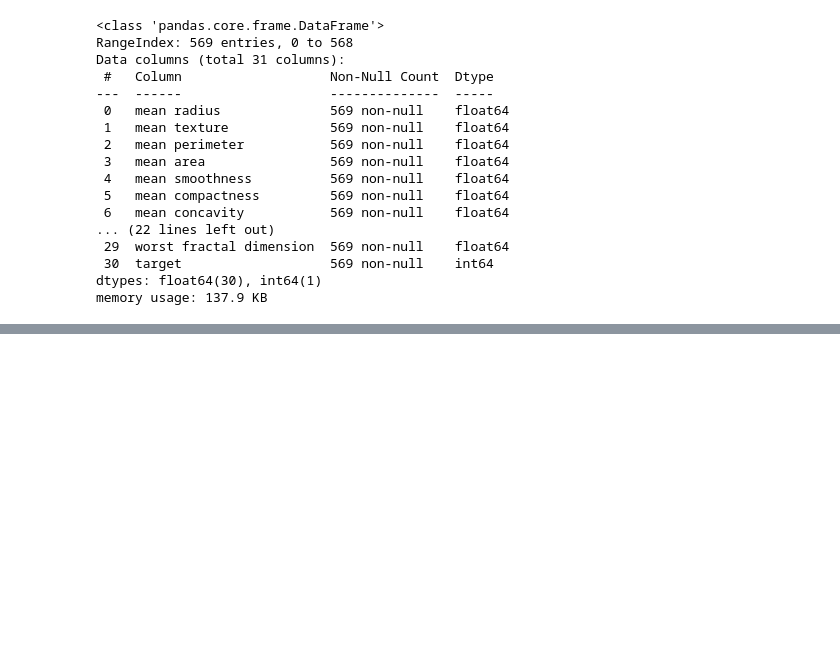
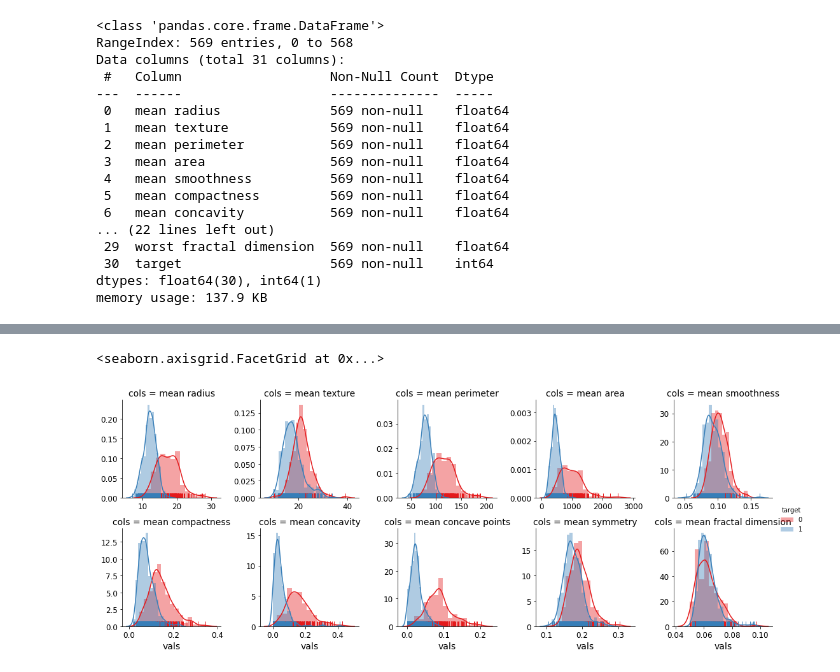
Before and after one commit to RoastedKernel/uni_Machine_Learning, a Jupyter notebook: Uni_Sub/ML_Tools/assign2/assign_2.ipynb, the cells around one changed output, grey strips where cells are left out. Drawn from its saved outputs; the diff is of its cells as text; code cells hidden in the pictures; blank space fills up the shorter version.

```diff
--- a/Uni_Sub/ML_Tools/assign2/assign_2.ipynb
+++ b/Uni_Sub/ML_Tools/assign2/assign_2.ipynb
@@ -58,0 +136,13 @@ memory usage: 137.9 KB
+# %%
+df_mean = data[['mean radius', 'mean texture', 'mean perimeter', 'mean area',
+       'mean smoothness', 'mean compactness', 'mean concavity',
+       'mean concave points', 'mean symmetry', 'mean fractal dimension','target']]
+
+df_error = data[['radius error', 'texture error', 'perimeter error', 'area error',
+       'smoothness error', 'compactness error', 'concavity error',
+       'concave points error', 'symmetry error', 'fractal dimension error','target']]
+
+df_worst = data [['worst radius', 'worst texture', 'worst perimeter', 'worst area',
+       'worst smoothness', 'worst compactness', 'worst concavity',
+       'worst concave points', 'worst symmetry', 'worst fractal dimension',
+       'target']]
@@ -58,0 +170,15 @@ memory usage: 137.9 KB
+# %%
+# recast into long format
+df_mean_plot = df_mean.melt(['target'], var_name='cols',  value_name='vals')
+df_error_plot = df_error.melt(['target'], var_name='cols',  value_name='vals')
+df_worst_plot = df_worst.melt(['target'], var_name='cols',  value_name='vals')
+# %%
+g_mean = sns.FacetGrid(df_mean_plot, col='cols', hue="target", palette="Set1",
+                       sharex=False, sharey=False, col_wrap=5)
+g_mean = (g_mean.map(sns.distplot, "vals", hist=True, rug=True))
+g_mean.add_legend()
+#g_mean.add_legend(title='Smoker', labels=['Hell Yeh', 'Nah Bruh'])
+#plt.legend(title='Smoker', loc='upper left', labels=['Hell Yeh', 'Nah Bruh'])
+# %% [output]
+<seaborn.axisgrid.FacetGrid at 0x...>
+[figure, added]
```
Also changed, not shown: parts of 69 cells of this notebook, 22 other files.
